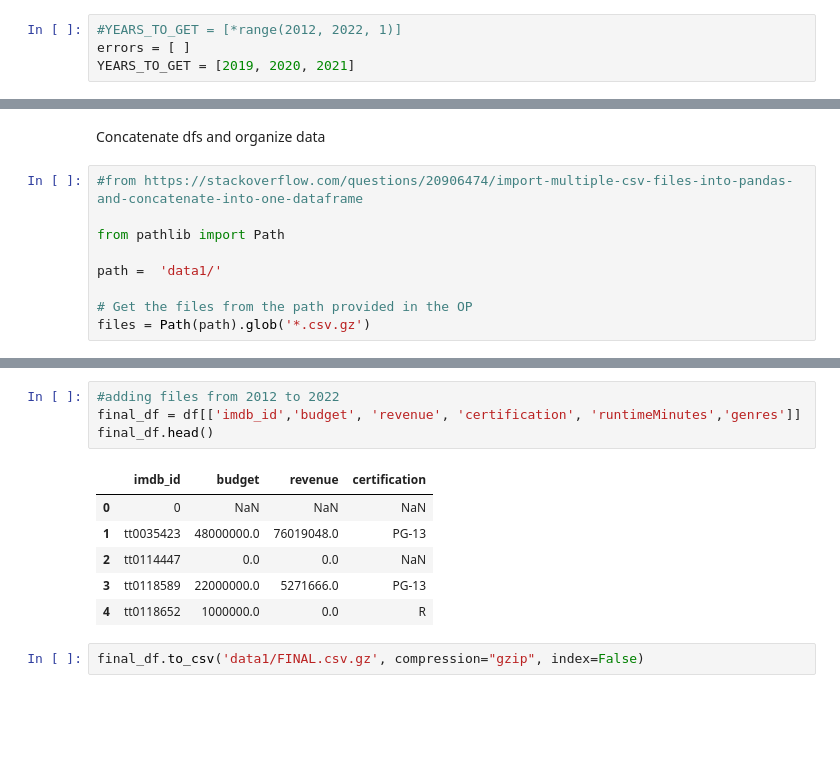
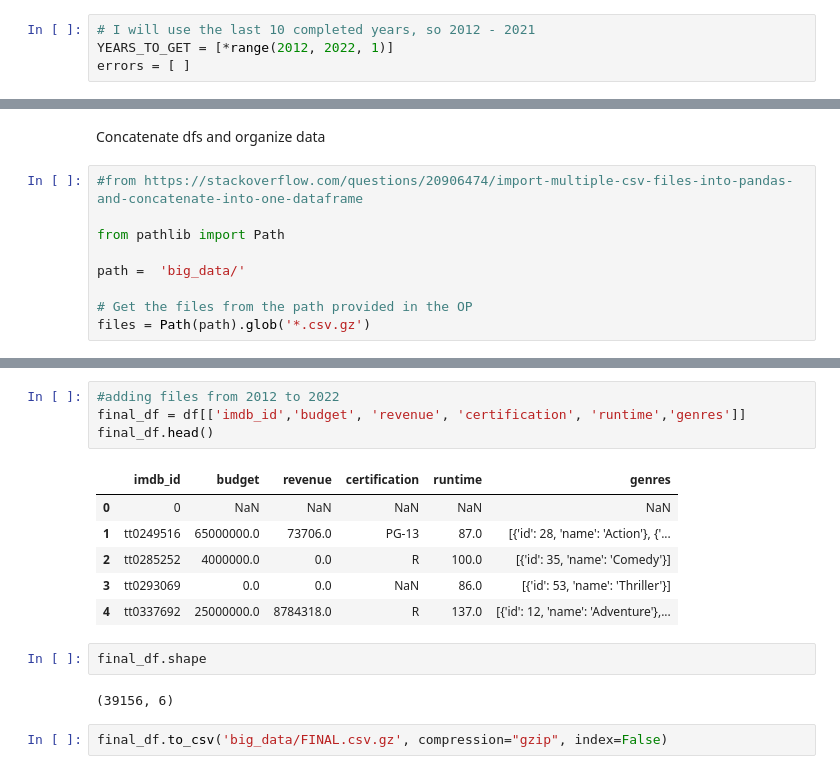
Before and after one commit to paulapipkin/Project_3_IMDB, a Jupyter notebook: Project 3 IMDB Part 4 - API Call more data.ipynb, the cells around one changed output, grey strips where cells are left out. Saved outputs shown, nothing was run; the diff lists cells and outputs as text; blank space fills up the shorter version.

```diff
--- a/Project 3 IMDB Part 4 - API Call more data.ipynb
+++ b/Project 3 IMDB Part 4 - API Call more data.ipynb
@@ -76,9 +76,9 @@ basics.head()
 | 3 | tt0088751 | movie | The Naked Monster | The Naked Monster | 0 | 2005 | 100 | Comedy,Horror,Sci-Fi |
 | 4 | tt0096056 | movie | Crime and Punishment | Crime and Punishment | 0 | 2002 | 126 | Drama |
 # %%
-#YEARS_TO_GET = [*range(2012, 2022, 1)]
+# I will use the last 10 completed years, so 2012 - 2021
+YEARS_TO_GET = [*range(2012, 2022, 1)]
 errors = [ ]
-YEARS_TO_GET = [2019, 2020, 2021]
 # %%
 # Start of OUTER loop
 for YEAR in tqdm_notebook(YEARS_TO_GET, desc='YEARS', position=0):
@@ -128,7 +128,7 @@ Concatenate dfs and organize data
 
 from pathlib import Path
 
-path =  'data1/'
+path =  'big_data/'
 
 # Get the files from the path provided in the OP
 files = Path(path).glob('*.csv.gz')
@@ -147,13 +191,17 @@ df.head(3)
 # %%
 #adding files from 2012 to 2022
-final_df = df[['imdb_id','budget', 'revenue', 'certification', 'runtimeMinutes','genres']]
+final_df = df[['imdb_id','budget', 'revenue', 'certification', 'runtime','genres']]
 final_df.head()
 # %% [output]
-|  | imdb_id | budget | revenue | certification |
-| 0 | 0 | NaN | NaN | NaN |
-| 1 | tt0035423 | 48000000.0 | 76019048.0 | PG-13 |
-| 2 | tt0114447 | 0.0 | 0.0 | NaN |
-| 3 | tt0118589 | 22000000.0 | 5271666.0 | PG-13 |
-| 4 | tt0118652 | 1000000.0 | 0.0 | R |
+|  | imdb_id | budget | revenue | certification | runtime | genres |
+| 0 | 0 | NaN | NaN | NaN | NaN | NaN |
+| 1 | tt0249516 | 65000000.0 | 73706.0 | PG-13 | 87.0 | [{'id': 28, 'name': 'Action'}, {'... |
+| 2 | tt0285252 | 4000000.0 | 0.0 | R | 100.0 | [{'id': 35, 'name': 'Comedy'}] |
+| 3 | tt0293069 | 0.0 | 0.0 | NaN | 86.0 | [{'id': 53, 'name': 'Thriller'}] |
+| 4 | tt0337692 | 25000000.0 | 8784318.0 | R | 137.0 | [{'id': 12, 'name': 'Adventure'},... |
+# %%
+final_df.shape
+# %% [output]
+(39156, 6)
 # %%
-final_df.to_csv('data1/FINAL.csv.gz', compression="gzip", index=False)
+final_df.to_csv('big_data/FINAL.csv.gz', compression="gzip", index=False)
```
Also changed, not shown: parts of 3 cells of this notebook, 1 other file.
